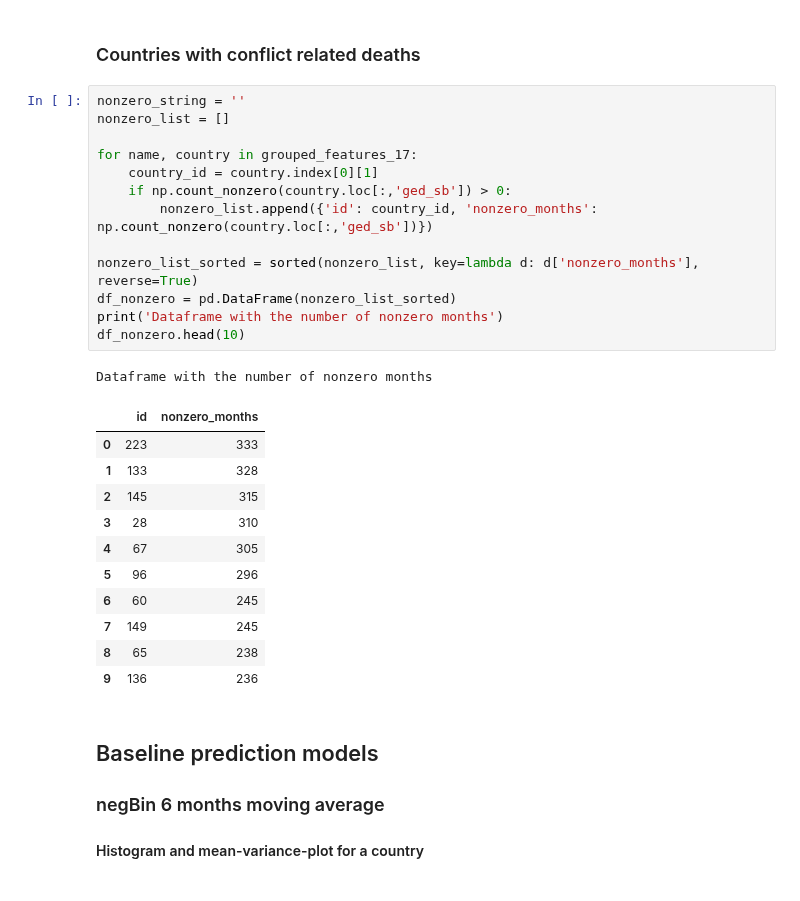
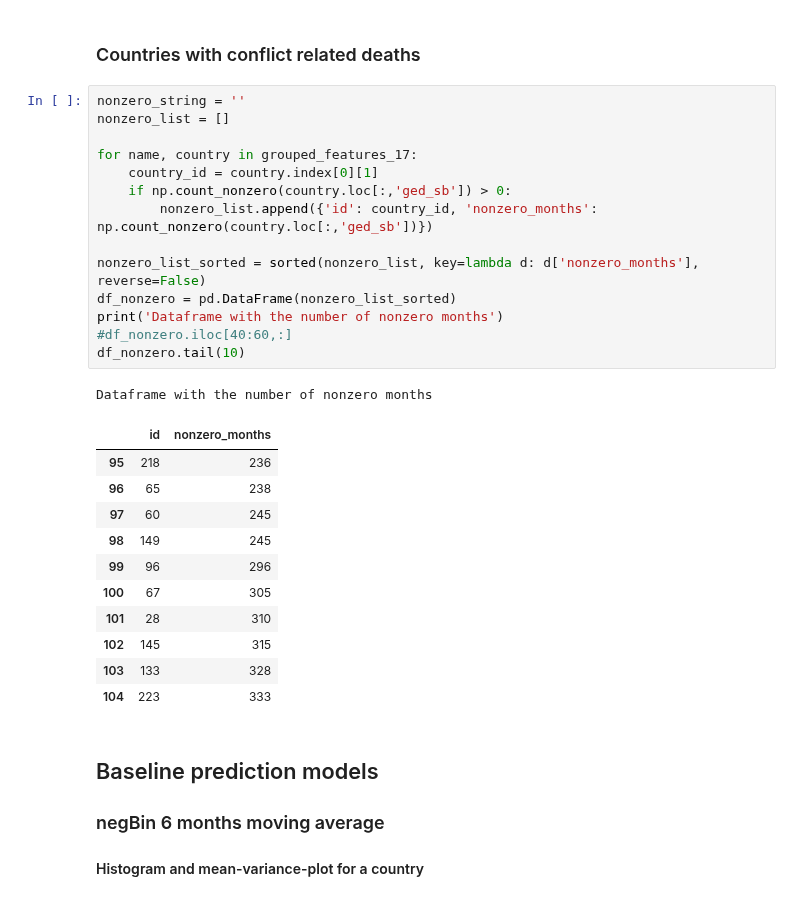
Before and after one commit to toboden/ConflictPredProbabilistic, a Jupyter notebook: firstModels.ipynb, the cells around one changed output. Cells and saved outputs as stored; diff of their text form.

```diff
--- a/firstModels.ipynb
+++ b/firstModels.ipynb
@@ -176,29 +176,30 @@ grouped_features_17 = df_features_17.groupby('country_id')
 # %%
 nonzero_string = ''
 nonzero_list = []
 
 for name, country in grouped_features_17:
     country_id = country.index[0][1]
     if np.count_nonzero(country.loc[:,'ged_sb']) > 0:
         nonzero_list.append({'id': country_id, 'nonzero_months': np.count_nonzero(country.loc[:,'ged_sb'])})
 
-nonzero_list_sorted = sorted(nonzero_list, key=lambda d: d['nonzero_months'], reverse=True)
+nonzero_list_sorted = sorted(nonzero_list, key=lambda d: d['nonzero_months'], reverse=False)
 df_nonzero = pd.DataFrame(nonzero_list_sorted)
 print('Dataframe with the number of nonzero months')
-df_nonzero.head(10)
+#df_nonzero.iloc[40:60,:]
+df_nonzero.tail(10)
 # %% [output]
 Dataframe with the number of nonzero months
 |  | id | nonzero_months |
-| 0 | 223 | 333 |
-| 1 | 133 | 328 |
-| 2 | 145 | 315 |
-| 3 | 28 | 310 |
-| 4 | 67 | 305 |
-| 5 | 96 | 296 |
-| 6 | 60 | 245 |
-| 7 | 149 | 245 |
-| 8 | 65 | 238 |
-| 9 | 136 | 236 |
+| 95 | 218 | 236 |
+| 96 | 65 | 238 |
+| 97 | 60 | 245 |
+| 98 | 149 | 245 |
+| 99 | 96 | 296 |
+| 100 | 67 | 305 |
+| 101 | 28 | 310 |
+| 102 | 145 | 315 |
+| 103 | 133 | 328 |
+| 104 | 223 | 333 |
 # %% [markdown]
 ## Baseline prediction models
 ### negBin 6 months moving average
```
Also changed, not shown: parts of 1 cell of this notebook.
